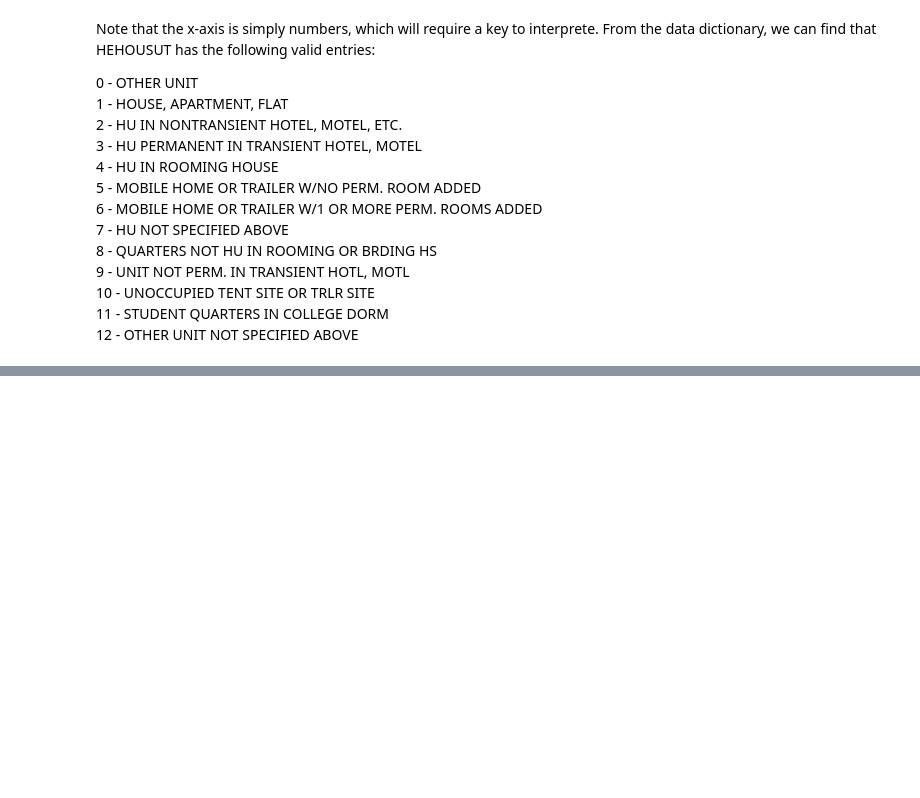
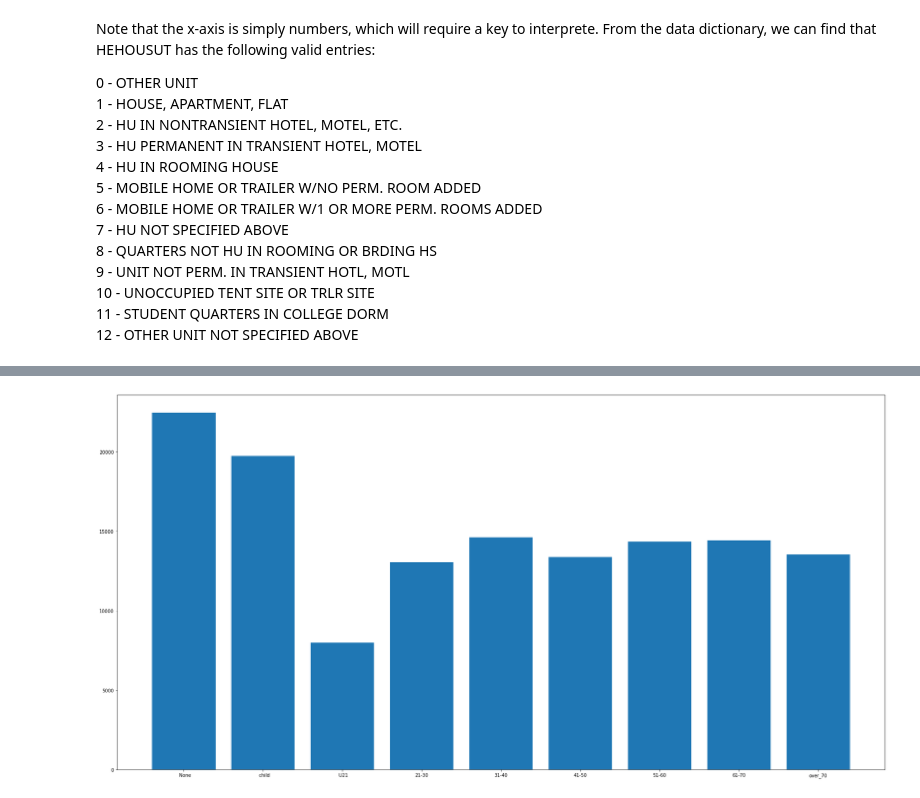
Before and after one commit to arcweld/DSI_Capstone_1, a Jupyter notebook: 2_tue_Cap1.ipynb, the cells around one changed output, grey strips where cells are left out. Cells and saved outputs as stored; diff of their text form; code cells hidden in the pictures; blank space fills up the shorter version.

```diff
--- a/2_tue_Cap1.ipynb
+++ b/2_tue_Cap1.ipynb
@@ -121,0 +277,25 @@ Note that the x-axis is simply numbers, which will require a key to interprete.
+# %%
+def ageGrouping(age_):
+    age = int(age_)
+    if age >= 0 and age <= 20:
+        return ' U21'
+    if age > 20  and age <= 30:
+        return '21-30'
+    if age > 30  and age <= 40:
+        return '31-40'
+    if age > 40  and age <= 50:
+        return '41-50'
+    if age > 50  and age <= 60:
+        return '51-60'
+    if age > 60  and age <= 70:
+        return '61-70'
+    if age > 70:
+        return 'over_70'
+    return '  None'
+
+func_udf = udf(ageGrouping, StringType())
+
+apr21_df_ag = apr21_df.withColumn("AgeGroup",
+    func_udf(apr21_df['PRTAGE'])
+  ).withColumn("AgeGroup",when(col("PRPERTYP") == 1, '  child').otherwise(col("AgeGroup")))
+apr21_df_ag.select("AgeGroup").show()
@@ -121,0 +322,17 @@ Note that the x-axis is simply numbers, which will require a key to interprete.
+# %%
+query = '''SELECT
+    AgeGroup,
+    COUNT(*) as Population
+FROM
+    apr21_df_ag
+GROUP BY
+    AgeGroup
+ORDER BY
+    AgeGroup
+'''
+
+tmp_df = spark.sql(query).toPandas()
+tmp_df
+plt.bar(tmp_df['AgeGroup'],tmp_df['Population']);
+# %% [output]
+[figure, added]
```
Also changed, not shown: parts of 27 cells of this notebook, 3 other files.
